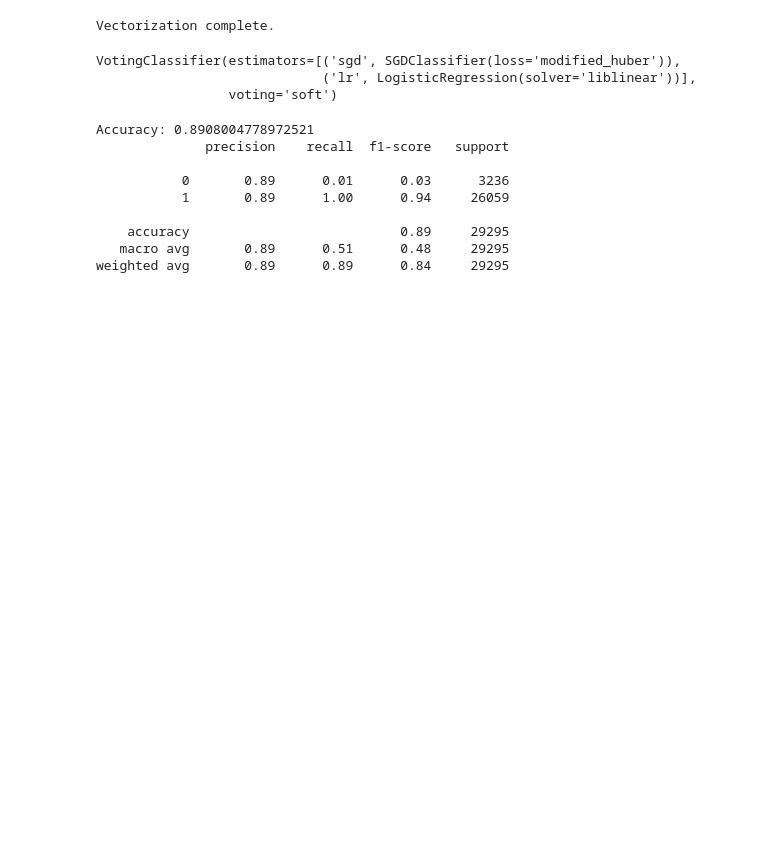
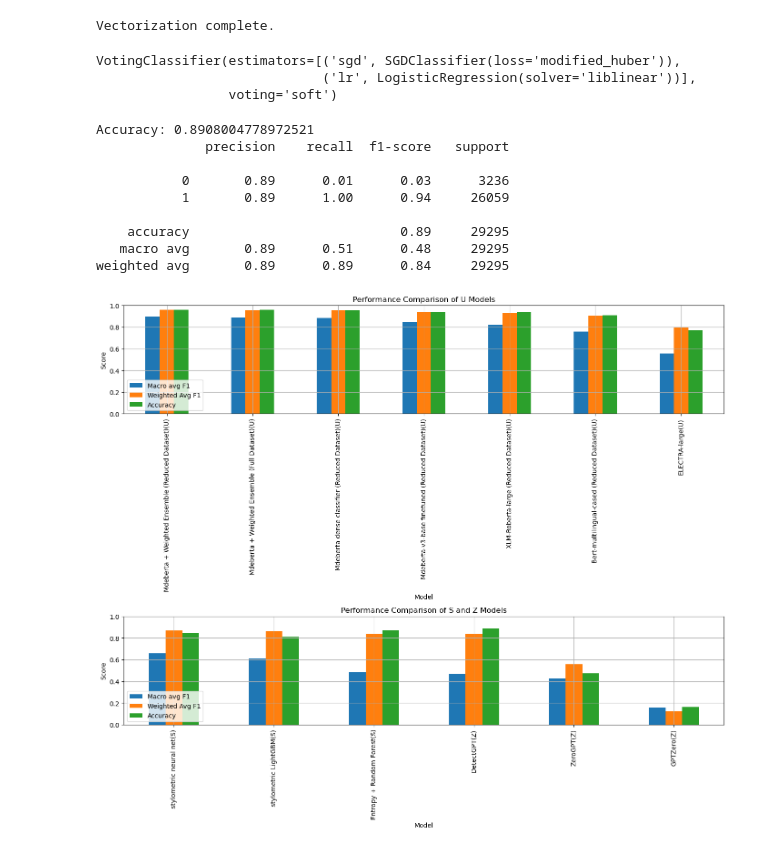
Before and after one commit to gurnameh-99/Multilingual-MGT-classification, a Jupyter notebook: multitude.ipynb, the cells around one changed output. Saved outputs shown, nothing was run; the diff lists cells and outputs as text; code cells hidden in the pictures; blank space fills up the shorter version.

```diff
--- a/multitude.ipynb
+++ b/multitude.ipynb
@@ -164,3 +266,65 @@ Accuracy: 0.8908004778972521
     accuracy                           0.89     29295
    macro avg       0.89      0.51      0.48     29295
 weighted avg       0.89      0.89      0.84     29295
+# %%
+import matplotlib.pyplot as plt
+import pandas as pd
+
+# Define the data
+data = {
+    "Model": [
+        "Mdeberta + Weighted Ensemble (Reduced Dataset)(U)",
+        "Mdeberta + Weighted Ensemble (Full Dataset)(U)",
+        "Mdeberta dense classifier (Reduced Dataset)(U)",
+        "Mdeberta-v3-base finetuned (Reduced Dataset)(U)",
+        "XLM-Roberta-large (Reduced Dataset)(U)",
+        "Bert-multilingual-cased (Reduced Dataset)(U)",
+        "stylometric neural net(S)",
+        "stylometric LightGBM(S)",
+        "ELECTRA-large(U)",
+        "Entropy + Random Forest(S)",
+        "DetectGPT(Z)",
+        "ZeroGPT(Z)",
+        "GPTZero(Z)"
+    ],
+    "Macro avg F1": [
+        0.8956, 0.8888, 0.8845, 0.8480, 0.8194, 0.7563, 0.6599, 0.6110, 0.5559, 0.4863, 0.4708, 0.4259, 0.1605
+    ],
+    "Weighted Avg F1": [
+        0.9594, 0.9570, 0.9548, 0.9403, 0.9308, 0.9051, 0.8685, 0.8634, 0.7952, 0.8375, 0.8375, 0.5559, 0.1258
+    ],
+    "Accuracy": [
+        0.9598, 0.9577, 0.9553, 0.9396, 0.9388, 0.9104, 0.8473, 0.8096, 0.7684, 0.8729, 0.8895, 0.4744, 0.1629
+    ]
+}
+
+# Create a DataFrame
+df = pd.DataFrame(data)
+
+# Separate U models and combined S and Z models
+u_models = df[df['Model'].str.contains('\(U\)')]
+sz_models = df[df['Model'].str.contains('\(S\)|\(Z\)')]
+
+# Plotting
+fig, ax = plt.subplots(2, 1, figsize=(14, 12))
+
+# U Models
+u_models.plot(kind='bar', x='Model', y=['Macro avg F1', 'Weighted Avg F1', 'Accuracy'], ax=ax[0], color=['#1f77b4', '#ff7f0e', '#2ca02c'])
+ax[0].set_title('Performance Comparison of U Models')
+ax[0].set_ylabel('Score')
+ax[0].set_ylim(0, 1)
+ax[0].grid(True)
+ax[0].legend(loc='lower left')
+
+# S and Z Models
+sz_models.plot(kind='bar', x='Model', y=['Macro avg F1', 'Weighted Avg F1', 'Accuracy'], ax=ax[1], color=['#1f77b4', '#ff7f0e', '#2ca02c'])
+ax[1].set_title('Performance Comparison of S and Z Models')
+ax[1].set_ylabel('Score')
+ax[1].set_ylim(0, 1)
+ax[1].grid(True)
+ax[1].legend(loc='lower left')
+
+plt.tight_layout()
+plt.show()
+# %% [output]
+[figure, added]
```
Also changed, not shown: parts of 13 cells of this notebook, 47 other files.
